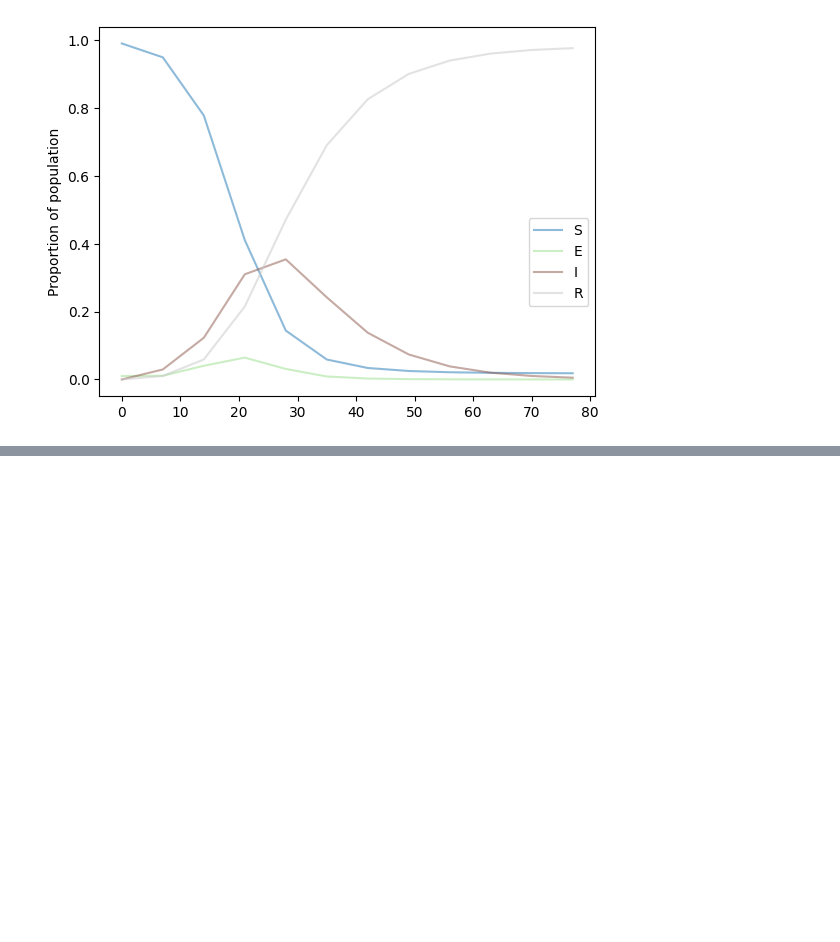
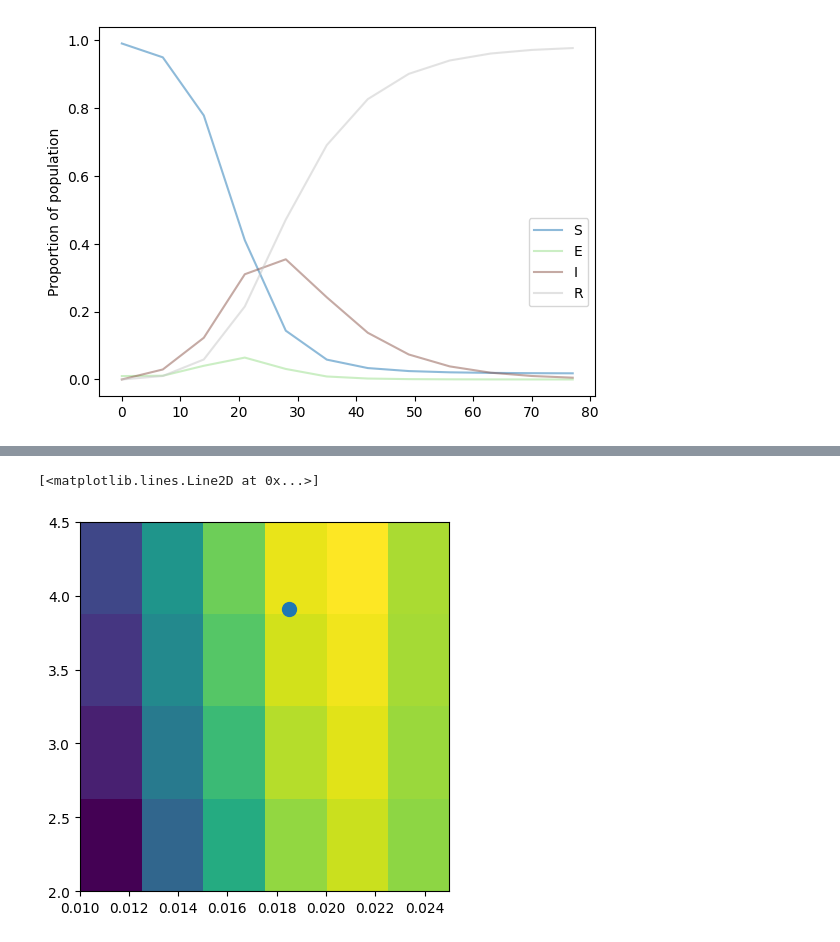
Before and after one commit to JBHilton/covid-19-in-households-public, a Jupyter notebook: examples/inference-from-testing/testing_with_modular_code.ipynb, the cells around one changed output, grey strips where cells are left out. Saved outputs shown, nothing was run; the diff lists cells and outputs as text; code cells hidden in the pictures; blank space fills up the shorter version.

```diff
--- a/examples/inference-from-testing/testing_with_modular_code.ipynb
+++ b/examples/inference-from-testing/testing_with_modular_code.ipynb
@@ -229,0 +253,9 @@ up to significant figures . format sintax
+# %%
+# Now do multiple households
+
+# Generate test data:
+n_hh = 50
+multi_hh_data = [generate_single_hh_test_data(test_times) for i in range(n_hh)]
+
+# Option: Only include houses with at least one +ve
+# multi_hh_data = [data for data in multi_hh_data if np.sum(data)>0]
@@ -229,0 +288,13 @@ up to significant figures . format sintax
+# %%
+def llh_from_pars(data, test_times, lam, tau):
+    model_input = SEIRInput(SPEC, composition_list, comp_dist, print_ests=False)
+    model_input.k_home = lam / model_input.beta_int * model_input.k_home
+    model_input.k_ext = tau * model_input.k_ext
+    # With the parameters chosen, we calculate Q_int:
+    household_population = HouseholdPopulation(
+        composition_list, comp_dist, model_input)
+
+    rhs = SEIRRateEquations(model_input, household_population, NoImportModel(4,1))
+    H0 = make_initial_condition_by_eigenvector(growth_rate, model_input, household_population, rhs, 1e-2, 0.0,False,3)
+    tspan = (0.0, 365)
+    return(sum(array([llh_from_test_data(data, test_times, rhs, H0) for data in multi_hh_data])))
@@ -229,0 +305,8 @@ up to significant figures . format sintax
+# %%
+lam_vals = arange(0.01, 0.03, 0.005)
+tau_vals = arange(2.0, 5.0, 0.5)
+llh_vals = np.zeros((len(lam_vals), len(tau_vals)))
+for i in range(len(lam_vals)):
+    for j in range(len(tau_vals)):
+        print("lam=",lam_vals[i],", tau=",tau_vals[j])
+        llh_vals[i,j] = llh_from_pars(multi_hh_data, test_times, lam_vals[i], tau_vals[j])
@@ -229,0 +331,15 @@ up to significant figures . format sintax
+# %%
+fig, ax = subplots(1, 1)
+lam_range = lam_vals[-1] - lam_vals[0]
+tau_range = tau_vals[-1] - tau_vals[0]
+ax.imshow(llh_vals,
+            origin='lower',
+            extent=(lam_vals[0],lam_vals[-1],tau_vals[0],tau_vals[-1]),
+         aspect=lam_range/tau_range)
+ax.plot([model_input.beta_int],
+        [beta_ext],
+        marker=".",
+        ms=20)
+# %% [output]
+[<matplotlib.lines.Line2D at 0x...>]
+[figure, added]
```
Also changed, not shown: parts of 34 cells of this notebook, 1 other file.
